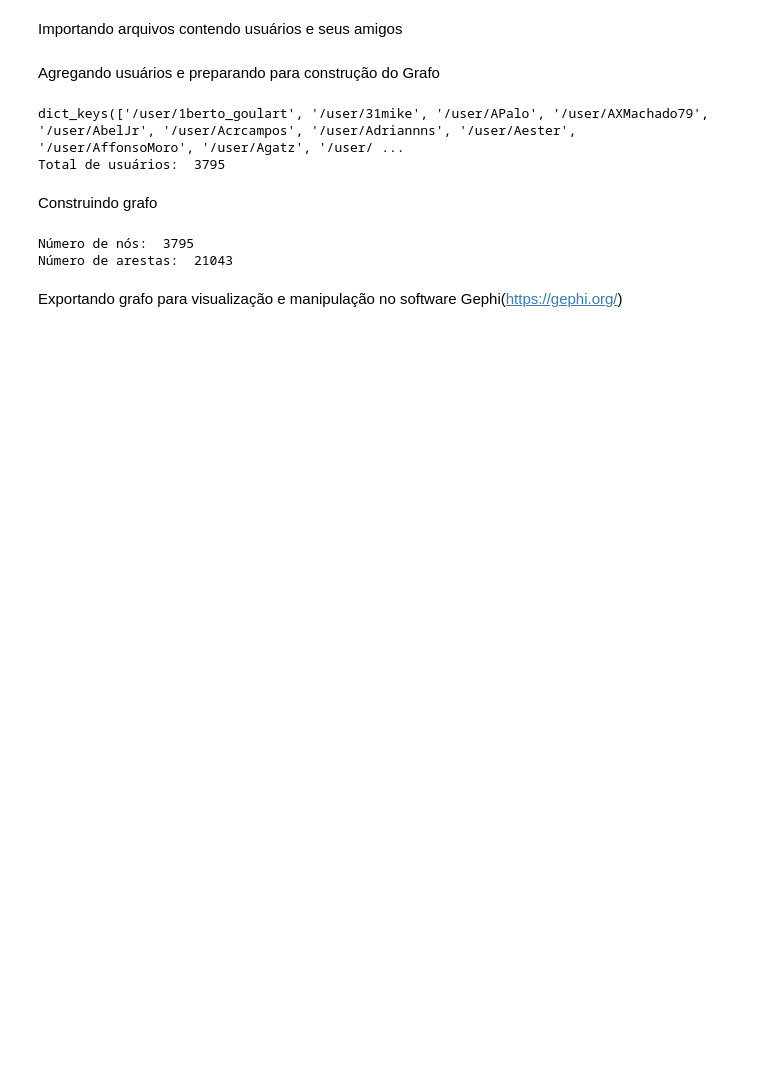
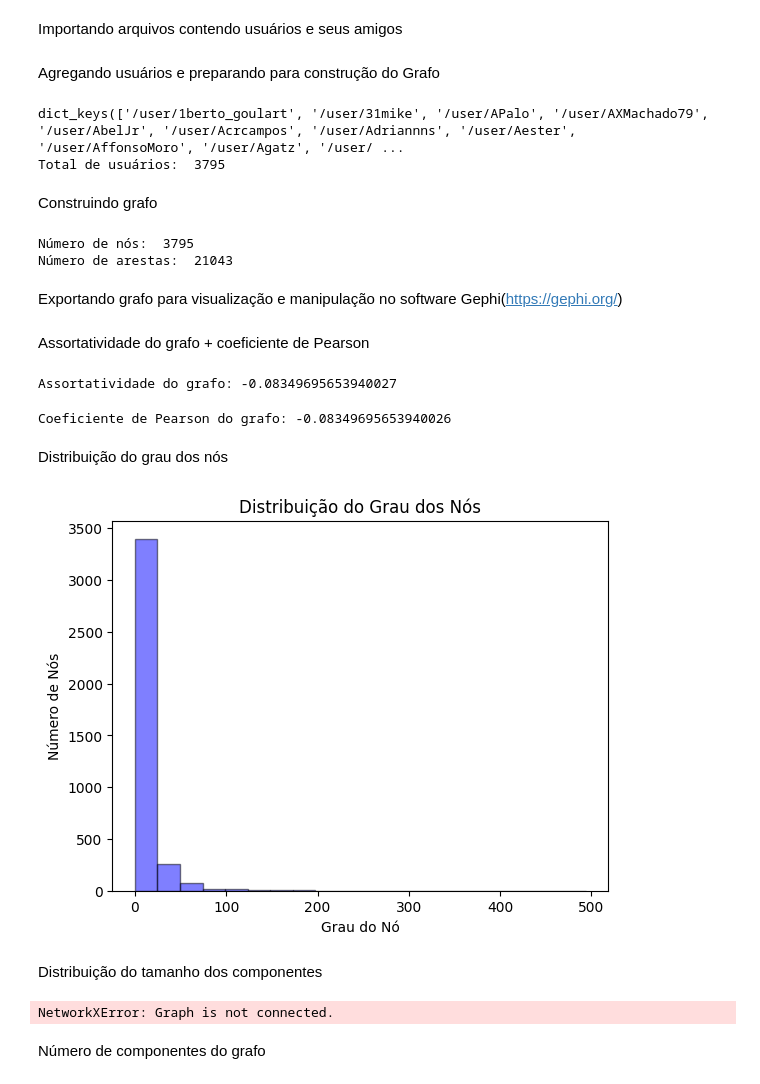
Before and after one commit to gilliardrodrigues/untappd_social_media_analysis_and_mining, a Jupyter notebook: src/notebooks/graph/network_graph_main.ipynb, the cells around one changed output. Drawn from its saved outputs; the diff is of its cells as text; code cells hidden in the pictures; blank space fills up the shorter version.

```diff
--- a/src/notebooks/graph/network_graph_main.ipynb
+++ b/src/notebooks/graph/network_graph_main.ipynb
@@ -50,3 +50,49 @@ Número de arestas:  21043
 Exportando grafo para visualização e manipulação no software Gephi(https://gephi.org/)
 # %%
 nx.write_gexf(G, "grafo.gexf")
+# %% [markdown]
+Assortatividade do grafo + coeficiente de Pearson
+# %%
+assortatividade = nx.degree_assortativity_coefficient(G)
+print("Assortatividade do grafo:", assortatividade)
+# %% [output]
+Assortatividade do grafo: -0.08349695653940027
+# %%
+coeficiente_pearson = nx.degree_pearson_correlation_coefficient(G)
+print("Coeficiente de Pearson do grafo:", coeficiente_pearson)
+# %% [output]
+Coeficiente de Pearson do grafo: -0.08349695653940026
+# %% [markdown]
+Distribuição do grau dos nós
+# %%
+# Calcule a distribuição do grau
+grau = [d for n, d in G.degree()]
+
+# Plote a distribuição do grau
+plt.hist(grau, bins=20, alpha=0.5, color='b', edgecolor='black')
+plt.xlabel('Grau do Nó')
+plt.ylabel('Número de Nós')
+plt.title('Distribuição do Grau dos Nós')
+plt.show()
+# %% [output]
+[figure, added]
+# %% [markdown]
+Distribuição do tamanho dos componentes
+# %%
+
+# Calcule os componentes conexos
+componentes_conexos = list(nx.connected_components(G))
+
+# Calcule o tamanho de cada componente
+tam_componentes = [len(component) for component in componentes_conexos]
+
+# Plote a distribuição do tamanho das componentes
+plt.hist(tam_componentes, bins=range(1, max(tam_componentes) + 1), alpha=0.5, color='b', edgecolor='black')
+plt.xlabel('Tamanho do componente')
+plt.ylabel('Número de componentes')
+plt.title('Distribuição do tamanho dos componentes')
+plt.show()
+# %% [output]
+NetworkXError: Graph is not connected.
+# %% [markdown]
+Número de componentes do grafo
```
Also changed, not shown: parts of 1 cell of this notebook, 1 other file.
